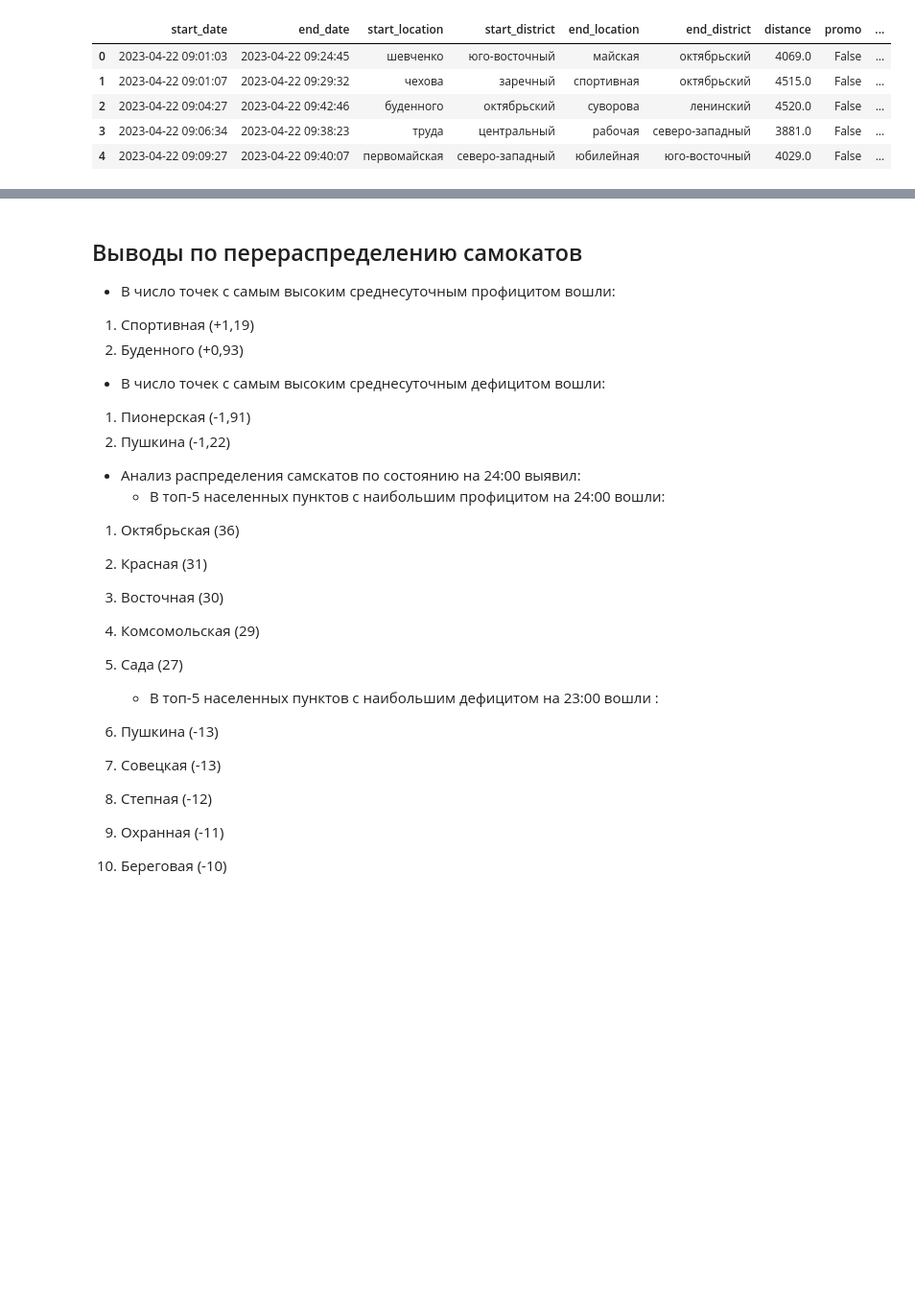
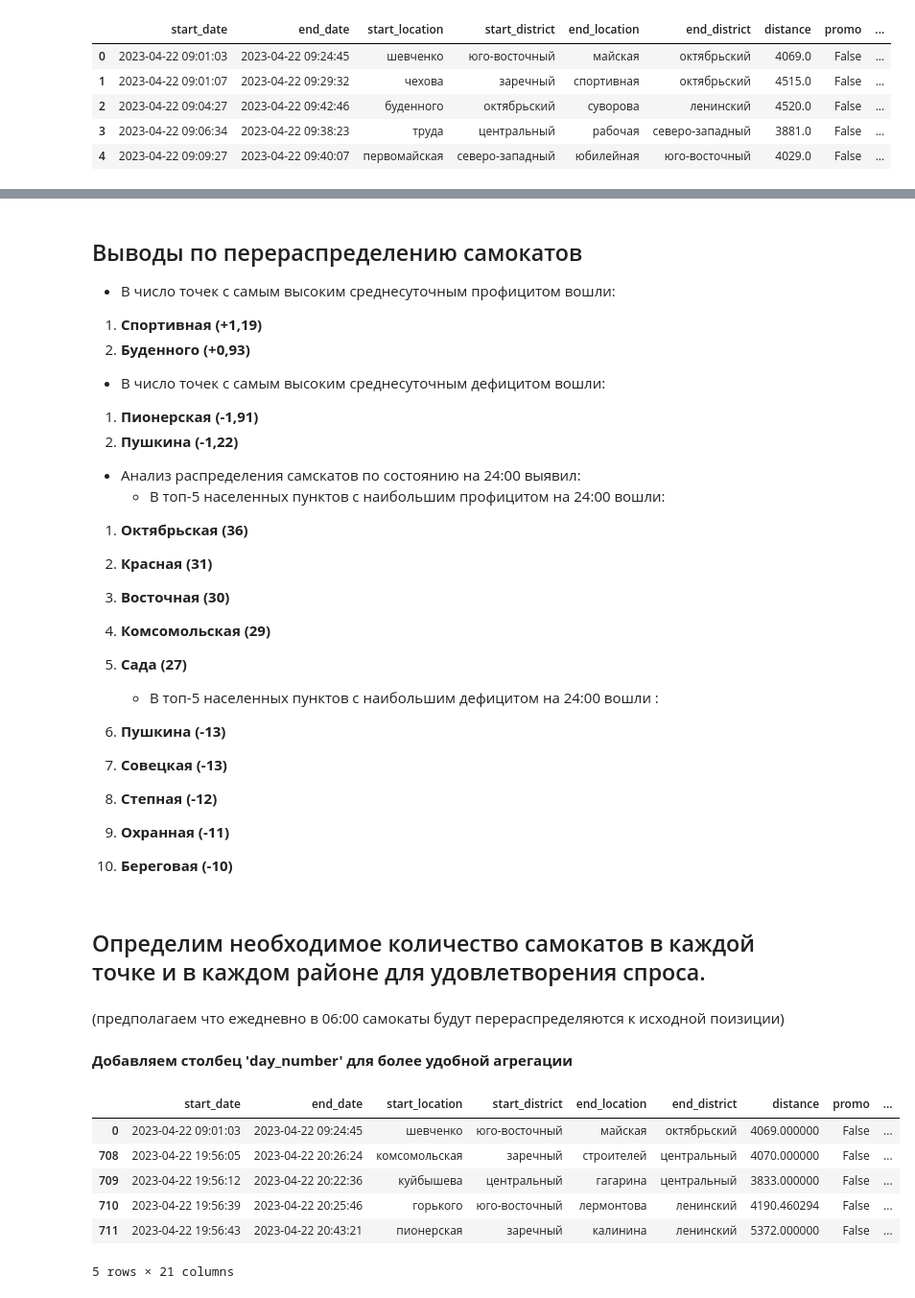
Before and after one commit to BlackkkMaster/ad_project_team16, a Jupyter notebook: kick_sharing.ipynb, the cells around one changed output, grey strips where cells are left out. Shown at 96% size. Saved outputs shown, nothing was run; the diff lists cells and outputs as text; code cells hidden in the pictures; blank space fills up the shorter version.

```diff
--- a/kick_sharing.ipynb
+++ b/kick_sharing.ipynb
@@ -1325,25 +1325,48 @@ Name: 23, dtype: int64
 ## Выводы по перераспределению самокатов
 
 * В число точек с самым высоким среднесуточным профицитом вошли:
-1.   Спортивная (+1,19)
-2.   Буденного (+0,93)
+1.   **Спортивная (+1,19)**
+2.   **Буденного (+0,93)**
 * В число точек с самым высоким среднесуточным дефицитом вошли:
-1.   Пионерская (-1,91)
-2.   Пушкина (-1,22)
+1.   **Пионерская (-1,91)**
+2.   **Пушкина (-1,22)**
 
 
 * Анализ распределения самскатов по состоянию на 24:00 выявил:
     * В топ-5 населенных пунктов с наибольшим профицитом на 24:00 вошли:
 
-1.   Октябрьская (36)
-2.   Красная (31)
-3.   Восточная (30)
-4.   Комсомольская (29)
-5.   Сада (27)
-     * В топ-5 населенных пунктов с наибольшим дефицитом на 23:00 вошли :
+1.   **Октябрьская (36)**
+2.   **Красная (31)**
+3.   **Восточная (30)**
+4.   **Комсомольская (29)**
+5.   **Сада (27)**
+     * В топ-5 населенных пунктов с наибольшим дефицитом на 24:00 вошли :
 
-1. Пушкина (-13)
-2.   Совецкая (-13)
-3.   Степная (-12)
-4.   Охранная (-11)
-5.   Береговая (-10)
+1. **Пушкина (-13)**
+2.   **Совецкая (-13)**
+3.   **Степная (-12)**
+4.   **Охранная (-11)**
+5.   **Береговая (-10)**
+# %% [markdown]
+## Определим необходимое количество самокатов в каждой точке и в каждом районе для удовлетворения спроса.
+# %% [markdown]
+(предполагаем что ежедневно в 06:00 самокаты будут перераспределяются к исходной поизиции)
+# %% [markdown]
+**Добавляем столбец 'day_number' для более удобной агрегации**
+# %%
+df_rides_redistribution['scooter_day_start'] = df_rides_redistribution['start_date'].apply(lambda x:
+    (x.normalize() - pd.Timedelta(days=1)).replace(hour=6, minute=0, second=0)
+    if x.hour < 6
+    else x.normalize().replace(hour=6, minute=0, second=0)
+)
+df_rides_redistribution = df_rides_redistribution.sort_values(by='scooter_day_start')
+df_rides_redistribution['day_number'] = df_rides_redistribution['scooter_day_start'].factorize()[0] + 1
+df_rides_redistribution.head()
+# %% [output]
+|  | start_date | end_date | start_location | start_district | end_location | end_district | distance | promo | ... |
+| 0 | 2023-04-22 09:01:03 | 2023-04-22 09:24:45 | шевченко | юго-восточный | майская | октябрьский | 4069.000000 | False | ... |
+| 708 | 2023-04-22 19:56:05 | 2023-04-22 20:26:24 | комсомольская | заречный | строителей | центральный | 4070.000000 | False | ... |
+| 709 | 2023-04-22 19:56:12 | 2023-04-22 20:22:36 | куйбышева | центральный | гагарина | центральный | 3833.000000 | False | ... |
+| 710 | 2023-04-22 19:56:39 | 2023-04-22 20:25:46 | горького | юго-восточный | лермонтова | ленинский | 4190.460294 | False | ... |
+| 711 | 2023-04-22 19:56:43 | 2023-04-22 20:43:21 | пионерская | заречный | калинина | ленинский | 5372.000000 | False | ... |
+5 rows × 21 columns
```
Also changed, not shown: parts of 8 cells of this notebook.
